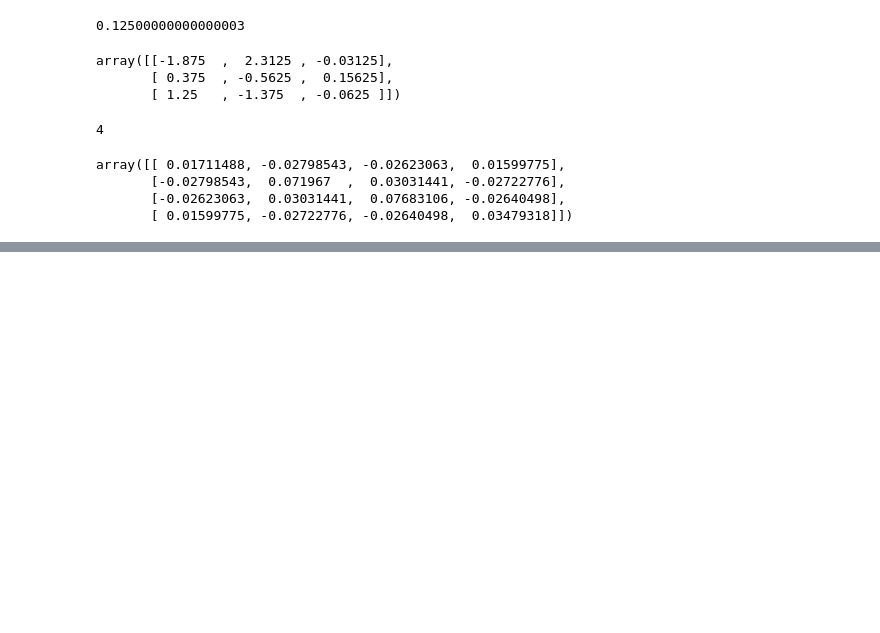
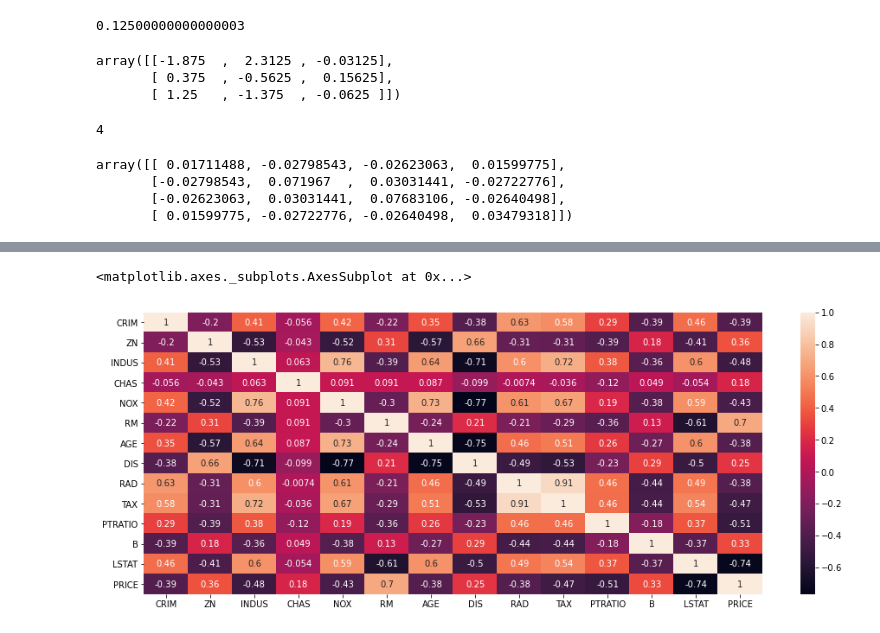
Before and after one commit to L1chik/SkillFactory, a Jupyter notebook: module_3/MATH&STAT_01.ipynb, the cells around one changed output, grey strips where cells are left out. Saved outputs shown, nothing was run; the diff lists cells and outputs as text; code cells hidden in the pictures; blank space fills up the shorter version.

```diff
--- a/module_3/MATH&STAT_01.ipynb
+++ b/module_3/MATH&STAT_01.ipynb
@@ -281,3 +286,8 @@ array([[ 0.01711488, -0.02798543, -0.02623063,  0.01599775],
        [-0.02798543,  0.071967  ,  0.03031441, -0.02722776],
        [-0.02623063,  0.03031441,  0.07683106, -0.02640498],
        [ 0.01599775, -0.02722776, -0.02640498,  0.03479318]])
+# %%
+boston = datasets.load_boston()
+bostonDF = pd.DataFrame(boston.data, columns=boston.feature_names)
+bostonDF['PRICE'] = boston.target
+bostonDF.head()
@@ -283,0 +307,3 @@ array([[ 0.01711488, -0.02798543, -0.02623063,  0.01599775],
+# %%
+C = bostonDF.corr()
+C
@@ -283,0 +326,6 @@ array([[ 0.01711488, -0.02798543, -0.02623063,  0.01599775],
+# %%
+plt.figure(figsize=(16,6))
+sns.heatmap(data=C, annot=True)
+# %% [output]
+<matplotlib.axes._subplots.AxesSubplot at 0x...>
+[figure, added]
```
Also changed, not shown: parts of 34 cells of this notebook.
